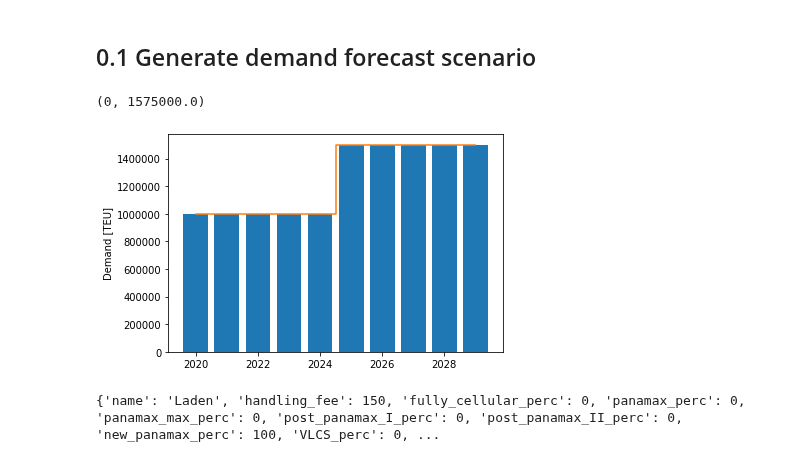
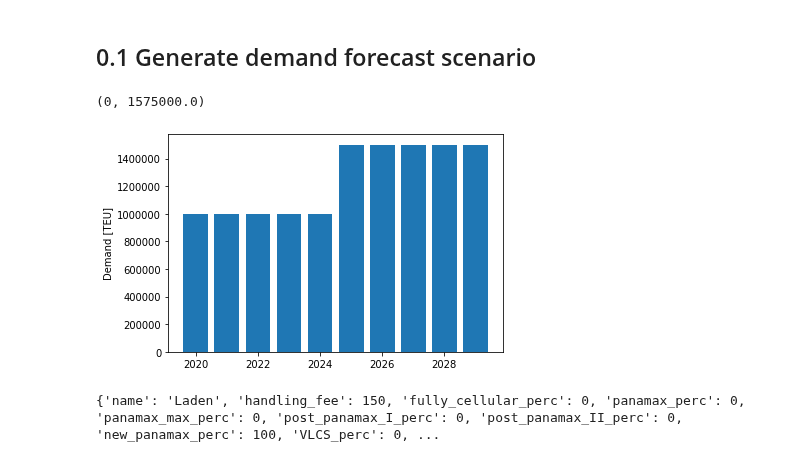
Before and after one commit to TUDelft-CITG/OpenTISim, a Jupyter notebook: notebooks/Example 02 - Offshore Port System - Barges.ipynb, the cells around one changed output. Cells and saved outputs as stored; diff of their text form; code cells hidden in the pictures.

```diff
--- a/notebooks/Example 02 - Offshore Port System - Barges.ipynb
+++ b/notebooks/Example 02 - Offshore Port System - Barges.ipynb
@@ -144,23 +144,23 @@ The design life cycle: 10 years
 # %%
 containers = demand  # TEU
 years = list(range(startyear, startyear+lifecycle))
 demand = []
 
 for year in years:
     if year < 2025:
         demand.append(containers)
     elif year < 2030:
         demand.append(containers * 1.5)
     else:
         demand.append(containers * 2.0)
 
 plt.bar(years, demand,color='tab:blue')
-plt.step(years, demand, where='mid', color='tab:orange')
+# plt.step(years, demand, where='mid', color='tab:orange')
 plt.ylabel('Demand [TEU]')
 plt.ylim(0,)
 # %% [output]
 (0, 1575000.0)
-[figure, old version]
+[figure, new version]
 # %%
 years = list(range(startyear, startyear + lifecycle))
 
```
Also changed, not shown: parts of 8 cells of this notebook, 6 other files.
